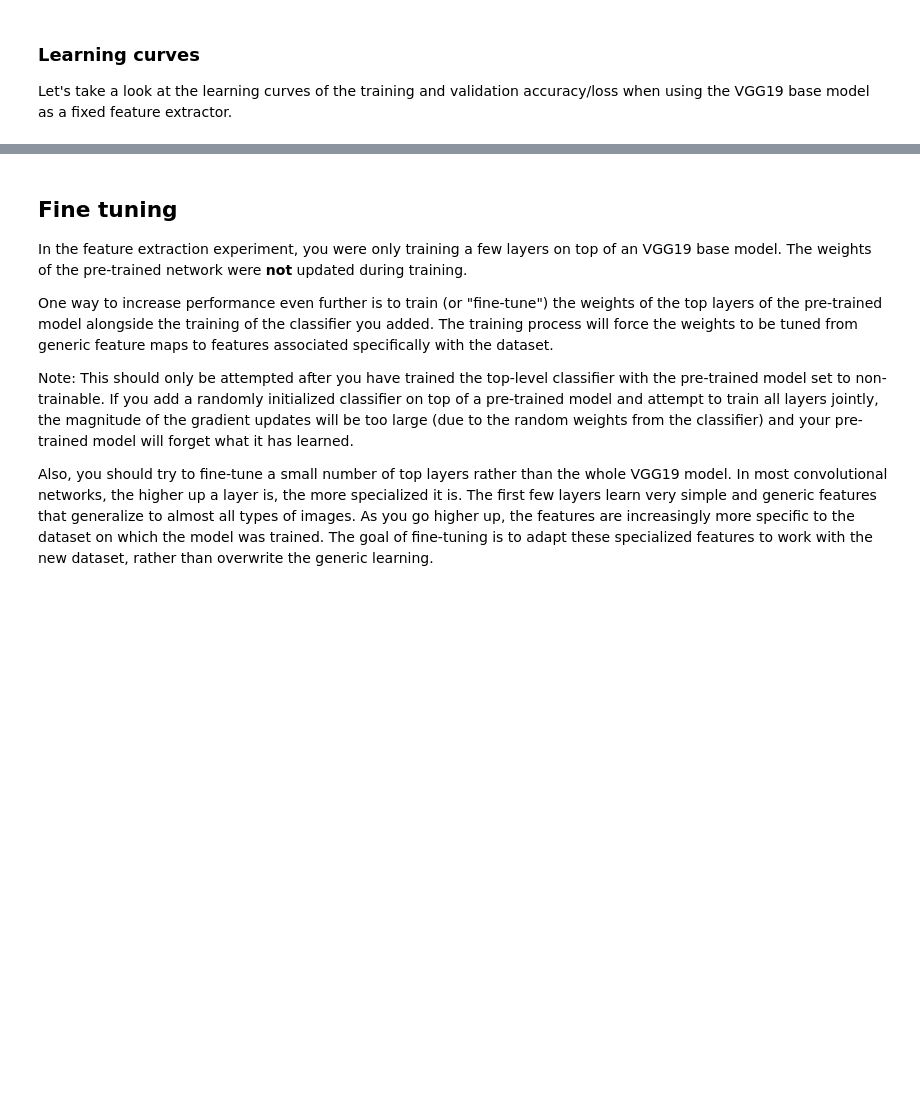
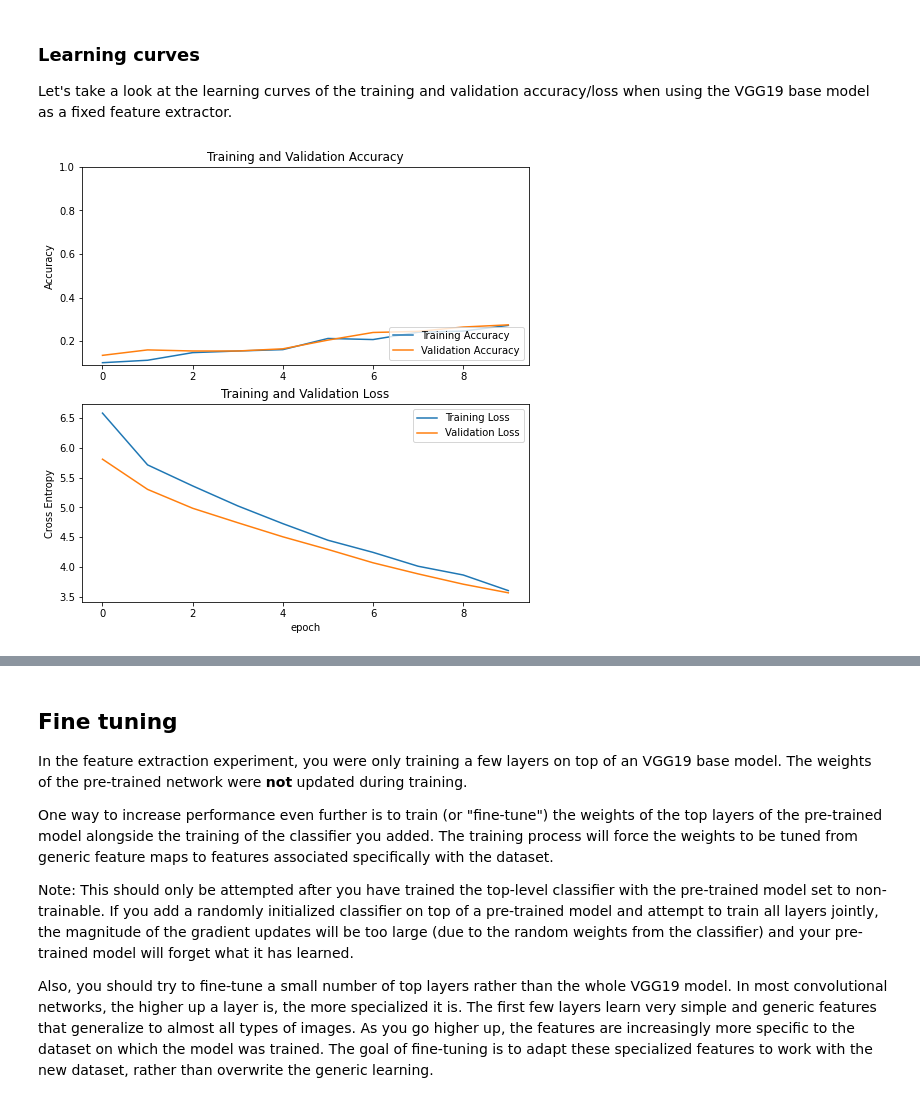
Before and after one commit to tanbh0009/CZ4042NeuralNetworkProject, a Jupyter notebook: Project.ipynb, the cells around one changed output, grey strips where cells are left out. Drawn from its saved outputs; the diff is of its cells as text; code cells hidden in the pictures; blank space fills up the shorter version.

```diff
--- a/Project.ipynb
+++ b/Project.ipynb
@@ -240,25 +287,26 @@ Let's take a look at the learning curves of the training and validation accuracy
 # %%
 acc = history.history['accuracy']
 val_acc = history.history['val_accuracy']
 
 loss = history.history['loss']
 val_loss = history.history['val_loss']
 
 plt.figure(figsize=(8, 8))
 plt.subplot(2, 1, 1)
 plt.plot(acc, label='Training Accuracy')
 plt.plot(val_acc, label='Validation Accuracy')
 plt.legend(loc='lower right')
 plt.ylabel('Accuracy')
 plt.ylim([min(plt.ylim()),1])
 plt.title('Training and Validation Accuracy')
 
 plt.subplot(2, 1, 2)
 plt.plot(loss, label='Training Loss')
 plt.plot(val_loss, label='Validation Loss')
 plt.legend(loc='upper right')
 plt.ylabel('Cross Entropy')
-plt.ylim([0,1.0])
 plt.title('Training and Validation Loss')
 plt.xlabel('epoch')
 plt.show()
+# %% [output]
+[figure, added]
```
Also changed, not shown: parts of 16 cells of this notebook.
